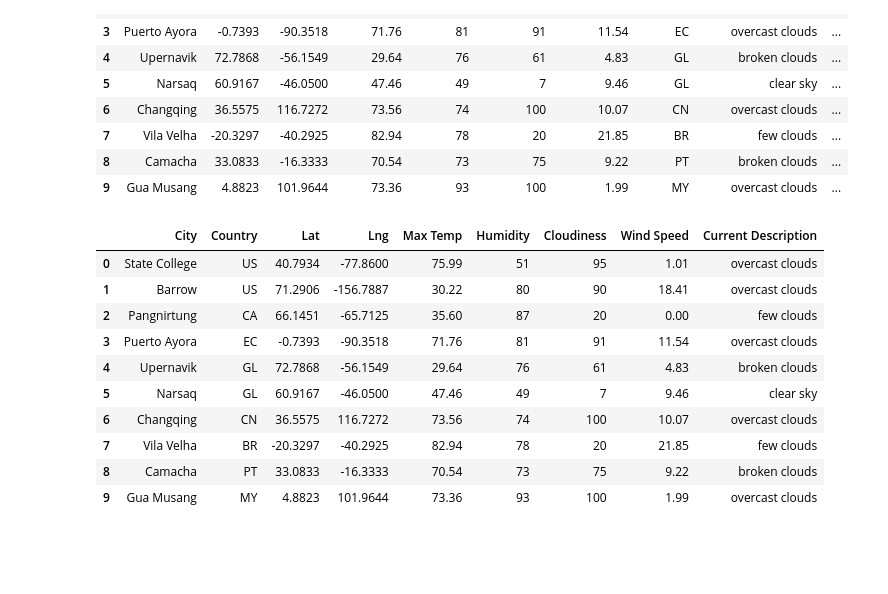
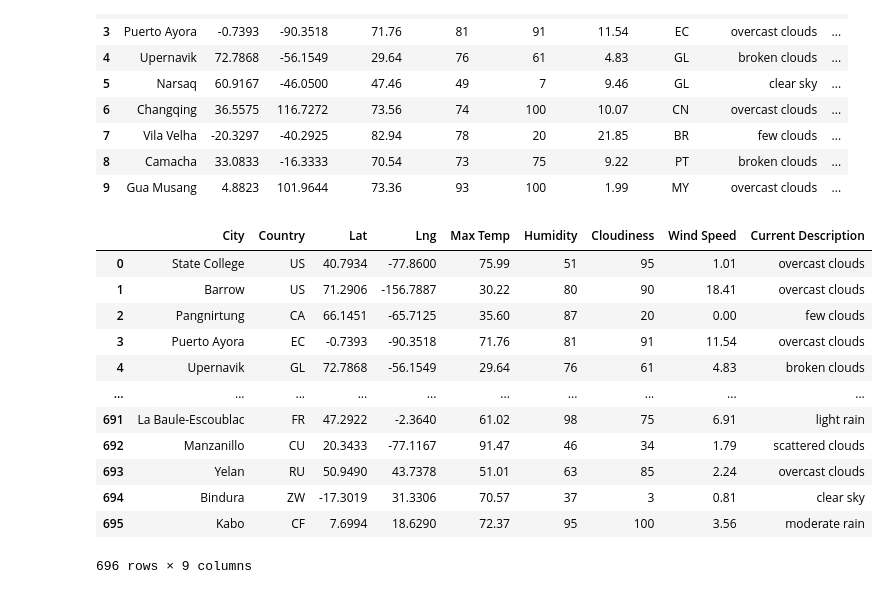
Before and after one commit to ASCHEET/World_Weather_Analysis, a Jupyter notebook: Weather_Database/Weather_Database.ipynb, the cells around one changed output. Drawn from its saved outputs; the diff is of its cells as text; code cells hidden in the pictures; blank space fills up the shorter version.

```diff
--- a/Weather_Database/Weather_Database.ipynb
+++ b/Weather_Database/Weather_Database.ipynb
@@ -175,19 +175,21 @@ city_data_df.head(10)
 # %%
 new_column_order = ["City", "Country", "Lat", "Lng", "Max Temp", "Humidity", "Cloudiness", "Wind Speed", "Current Description"]
 city_data_df = city_data_df[new_column_order]
-city_data_df.head(10)
+city_data_df
 # %% [output]
 |  | City | Country | Lat | Lng | Max Temp | Humidity | Cloudiness | Wind Speed | Current Description |
 | 0 | State College | US | 40.7934 | -77.8600 | 75.99 | 51 | 95 | 1.01 | overcast clouds |
 | 1 | Barrow | US | 71.2906 | -156.7887 | 30.22 | 80 | 90 | 18.41 | overcast clouds |
 | 2 | Pangnirtung | CA | 66.1451 | -65.7125 | 35.60 | 87 | 20 | 0.00 | few clouds |
 | 3 | Puerto Ayora | EC | -0.7393 | -90.3518 | 71.76 | 81 | 91 | 11.54 | overcast clouds |
 | 4 | Upernavik | GL | 72.7868 | -56.1549 | 29.64 | 76 | 61 | 4.83 | broken clouds |
-| 5 | Narsaq | GL | 60.9167 | -46.0500 | 47.46 | 49 | 7 | 9.46 | clear sky |
-| 6 | Changqing | CN | 36.5575 | 116.7272 | 73.56 | 74 | 100 | 10.07 | overcast clouds |
-| 7 | Vila Velha | BR | -20.3297 | -40.2925 | 82.94 | 78 | 20 | 21.85 | few clouds |
-| 8 | Camacha | PT | 33.0833 | -16.3333 | 70.54 | 73 | 75 | 9.22 | broken clouds |
-| 9 | Gua Musang | MY | 4.8823 | 101.9644 | 73.36 | 93 | 100 | 1.99 | overcast clouds |
+| ... | ... | ... | ... | ... | ... | ... | ... | ... | ... |
+| 691 | La Baule-Escoublac | FR | 47.2922 | -2.3640 | 61.02 | 98 | 75 | 6.91 | light rain |
+| 692 | Manzanillo | CU | 20.3433 | -77.1167 | 91.47 | 46 | 34 | 1.79 | scattered clouds |
+| 693 | Yelan | RU | 50.9490 | 43.7378 | 51.01 | 63 | 85 | 2.24 | overcast clouds |
+| 694 | Bindura | ZW | -17.3019 | 31.3306 | 70.57 | 37 | 3 | 0.81 | clear sky |
+| 695 | Kabo | CF | 7.6994 | 18.6290 | 72.37 | 95 | 100 | 3.56 | moderate rain |
+696 rows × 9 columns
 # %%
 # Create the output file (CSV).
 output_data_file = "WeatherPy_Database.csv"
```
Also changed, not shown: 1 other file.
